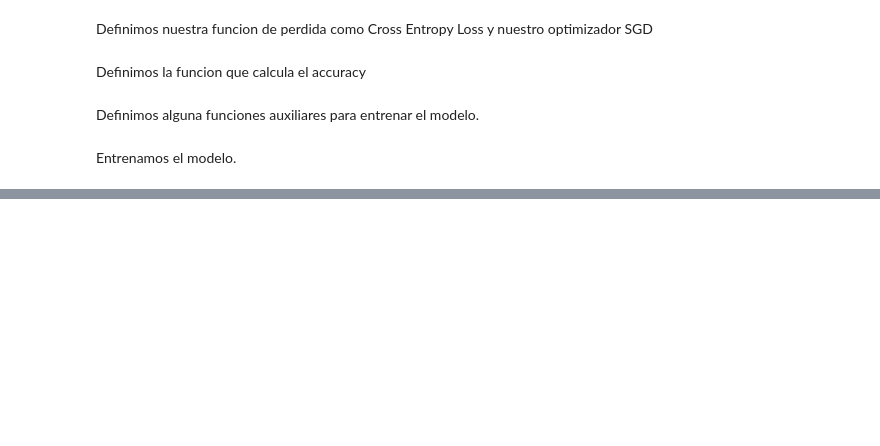
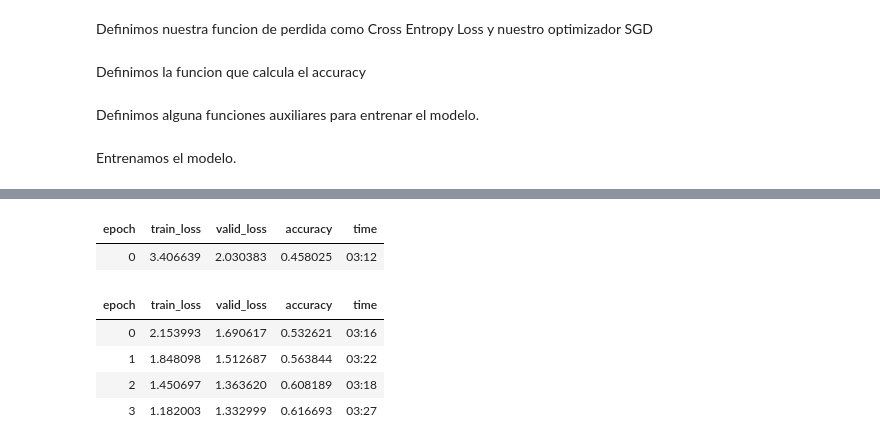
Before and after one commit to tomiambro/ap_automatico, a Jupyter notebook: tp2pytorch.ipynb, the cells around one changed output, grey strips where cells are left out. Cells and saved outputs as stored; diff of their text form; code cells hidden in the pictures; blank space fills up the shorter version.

```diff
--- a/tp2pytorch.ipynb
+++ b/tp2pytorch.ipynb
@@ -194,7 +184,7 @@ optimizer.zero_grad()
 # %% [markdown]
 Definimos la funcion que calcula el accuracy
 # %%
-def accuracy(outputs, y):
+def calc_accuracy(outputs, y):
   _, predicted = torch.max(outputs.data, 1)
   # total += y.size(0)
   correct = (predicted == y).sum().item()
@@ -232,0 +267,6 @@ KeyboardInterrupt: ignored
+# %%
+learn = cnn_learner(dls, alexnet, metrics=accuracy).to_fp16()
+
+lr = 3e-3
+learn.fine_tune(4, lr)
+# %% [output]
@@ -232,0 +274,7 @@ KeyboardInterrupt: ignored
+| epoch | train_loss | valid_loss | accuracy | time |
+| 0 | 3.406639 | 2.030383 | 0.458025 | 03:12 |
+| epoch | train_loss | valid_loss | accuracy | time |
+| 0 | 2.153993 | 1.690617 | 0.532621 | 03:16 |
+| 1 | 1.848098 | 1.512687 | 0.563844 | 03:22 |
+| 2 | 1.450697 | 1.363620 | 0.608189 | 03:18 |
+| 3 | 1.182003 | 1.332999 | 0.616693 | 03:27 |
```
Also changed, not shown: parts of 21 cells of this notebook.
